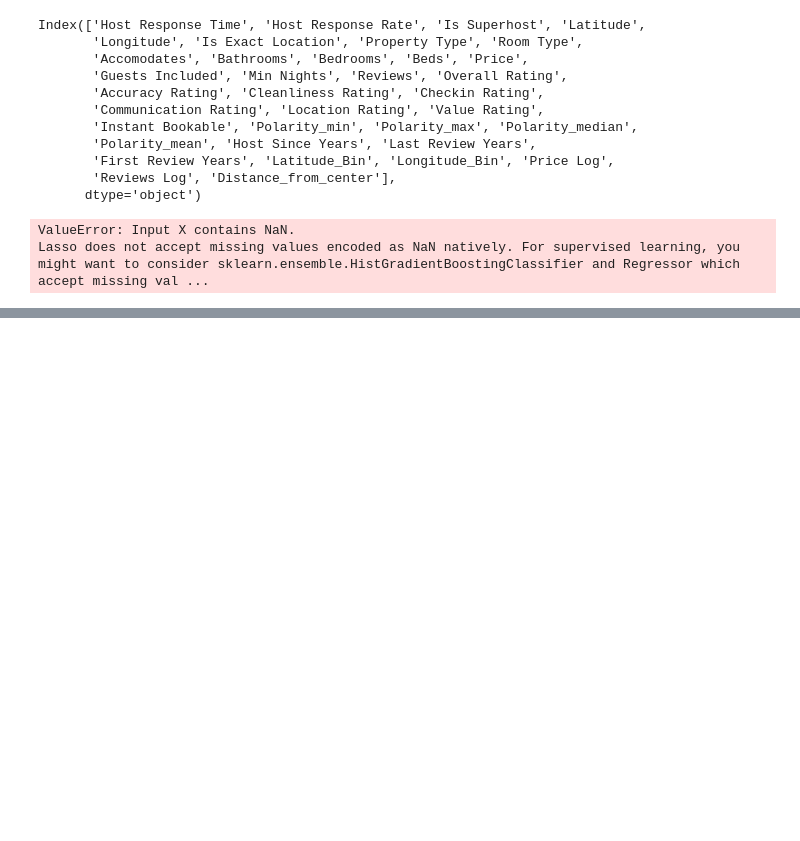
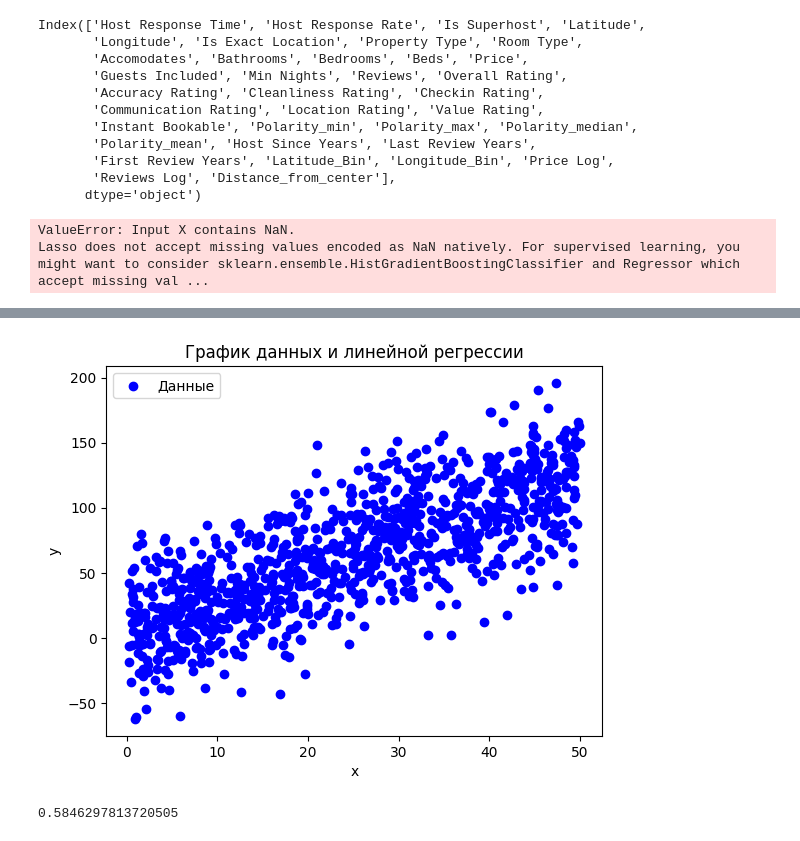
Before and after one commit to IlyaZutler/Cancer-Data, a Jupyter notebook: 7 Feature selection.ipynb, the cells around one changed output, grey strips where cells are left out. Saved outputs shown, nothing was run; the diff lists cells and outputs as text; code cells hidden in the pictures; blank space fills up the shorter version.

```diff
--- a/7 Feature selection.ipynb
+++ b/7 Feature selection.ipynb
@@ -661,0 +682,33 @@ Weighted Location Rating: 9.620934607762823
+# %%
+import numpy as np
+import matplotlib.pyplot as plt
+from sklearn.linear_model import LinearRegression
+from sklearn.metrics import r2_score
+
+# Случайные данные с известным R^2
+np.random.seed(42)
+x = np.random.rand(1000, 1) * 50  # переменная x в диапазоне от 0 до 10
+y = 2.5 * x + np.random.normal(0, 30, size=(1000, 1))  # линейная зависимость с добавлением шума
+
+# Модель линейной регрессии
+model = LinearRegression()
+model.fit(x, y)
+y_pred = model.predict(x)
+
+# Подсчет R^2
+r2 = r2_score(y, y_pred)
+
+
+# Построение графика
+plt.scatter(x, y, color='blue', label='Данные')
+##plt.plot(x, y_pred, color='red', label=f'Линейная регрессия\n$R^2$ = {r2:.2f}')
+plt.xlabel('x')
+plt.ylabel('y')
+plt.title('График данных и линейной регрессии')
+plt.legend()
+plt.show()
+
+r2
+# %% [output]
+[figure, added]
+0.5846297813720505
```
Also changed, not shown: parts of 8 cells of this notebook.
